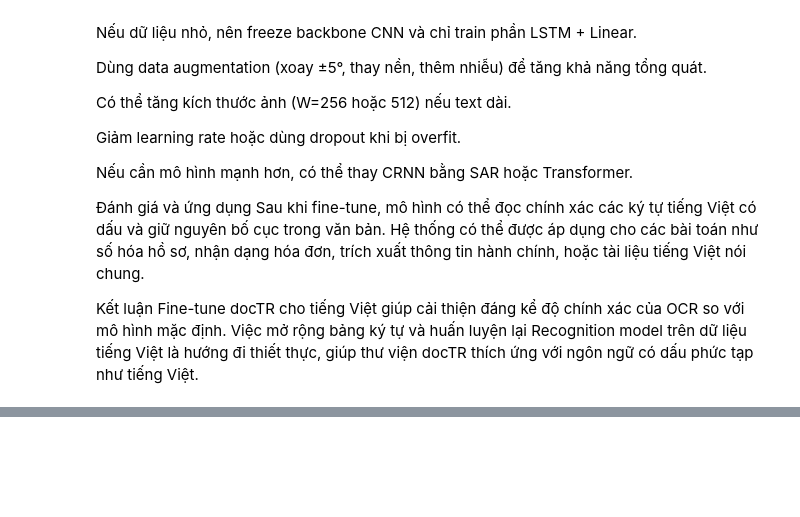
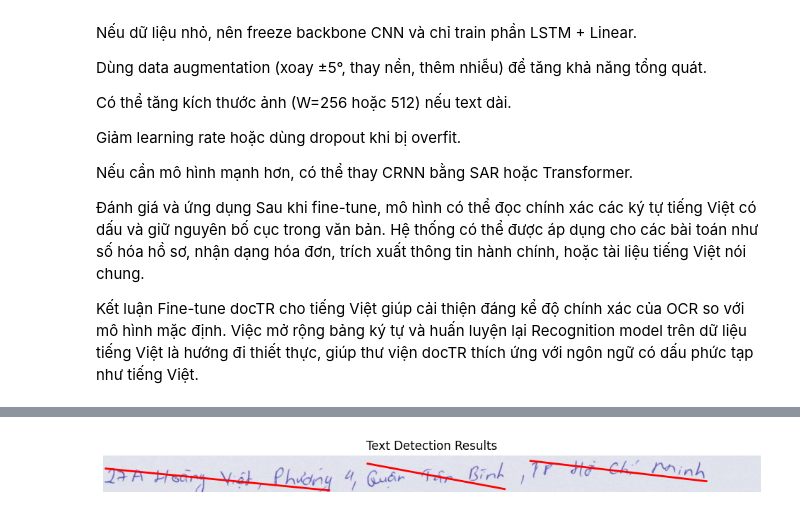
Before and after one commit to ai-bigdata-team/text_recognition, a Jupyter notebook: implement_demo/docTR_implement.ipynb, the cells around one changed output, grey strips where cells are left out. Cells and saved outputs as stored; diff of their text form; code cells hidden in the pictures; blank space fills up the shorter version.

Commit message:
docTR detection +regco + dataset

```diff
--- a/implement_demo/docTR_implement.ipynb
+++ b/implement_demo/docTR_implement.ipynb
@@ -200,0 +192,82 @@ Fine-tune docTR cho tiếng Việt giúp cải thiện đáng kể độ chính
+# %%
+from doctr.io import DocumentFile
+from doctr.models import ocr_predictor
+import matplotlib.pyplot as plt
+import numpy as np
+from google.colab import files
+
+# Upload image
+print("Upload an image for text detection:")
+uploaded = files.upload()
+image_path = list(uploaded.keys())[0]
+print(f"Processing: {image_path}")
+
+# Load model and perform detection
+print("Loading model...")
+model = ocr_predictor(pretrained=True)
+print("Model loaded successfully!")
+
+print("Loading image...")
+doc = DocumentFile.from_images(image_path)
+print("Performing text detection...")
+result = model(doc)
+
+# Visualize results
+import cv2
+image = cv2.imread(image_path)
+image = cv2.cvtColor(image, cv2.COLOR_BGR2RGB)
+
+fig, ax = plt.subplots(figsize=(12, 8))
+ax.imshow(image)
+ax.set_title('Text Detection Results')
+ax.axis('off')
+
+# Draw detections - FIXED VERSION
+if hasattr(result, 'pages') and len(result.pages) > 0:
+    page = result.pages[0]
+    line_count = 0
+
+    for block in page.blocks:
+        for line in block.lines:
+            # FIX: Properly access geometry coordinates
+            polygon = line.geometry
+            # Convert to numpy array and extract coordinates
+            poly_array = np.array(polygon)
+            x_coords = poly_array[:, 0] * image.shape[1]
+            y_coords = poly_array[:, 1] * image.shape[0]
+
+            points = np.column_stack([x_coords, y_coords]).astype(int)
+
+            # Draw polygon
+            ax.plot(points[:, 0], points[:, 1], 'r-', linewidth=2)
+            ax.fill(points[:, 0], points[:, 1], 'red', alpha=0.2)
+            line_count += 1
+
+plt.show()
+print(f"Detection completed! Found {line_count} text lines")
+
+# Print detailed information about detections
+print("\n=== DETECTION DETAILS ===")
+if hasattr(result, 'pages') and len(result.pages) > 0:
+    page = result.pages[0]
+    total_blocks = len(page.blocks)
+    total_lines = sum(len(block.lines) for block in page.blocks)
+    total_words = sum(len(line.words) for block in page.blocks for line in block.lines)
+
+    print(f"Total blocks: {total_blocks}")
+    print(f"Total lines: {total_lines}")
+    print(f"Total words: {total_words}")
+
+    # Show first few detections with coordinates
+    print("\nFirst 5 detected regions:")
+    for block_idx, block in enumerate(page.blocks[:2]):  # Show first 2 blocks
+        for line_idx, line in enumerate(block.lines[:3]):  # Show first 3 lines per block
+            polygon = np.array(line.geometry)
+            bbox = [
+                polygon[:, 0].min() * image.shape[1],
+                polygon[:, 1].min() * image.shape[0],
+                polygon[:, 0].max() * image.shape[1],
+                polygon[:, 1].max() * image.shape[0]
+            ]
+            print(f"  Block {block_idx}, Line {line_idx}: BBox {[int(x) for x in bbox]}")
+# %% [output]
@@ -200,0 +282 @@ Fine-tune docTR cho tiếng Việt giúp cải thiện đáng kể độ chính
+[figure, added]
```
Also changed, not shown: parts of 9 cells of this notebook.
